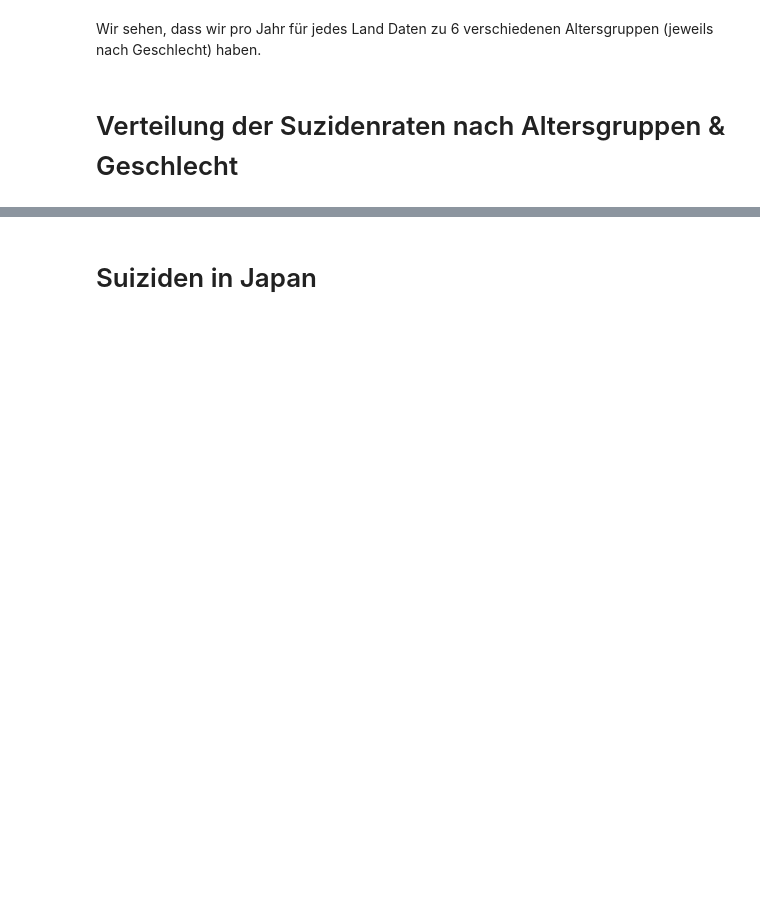
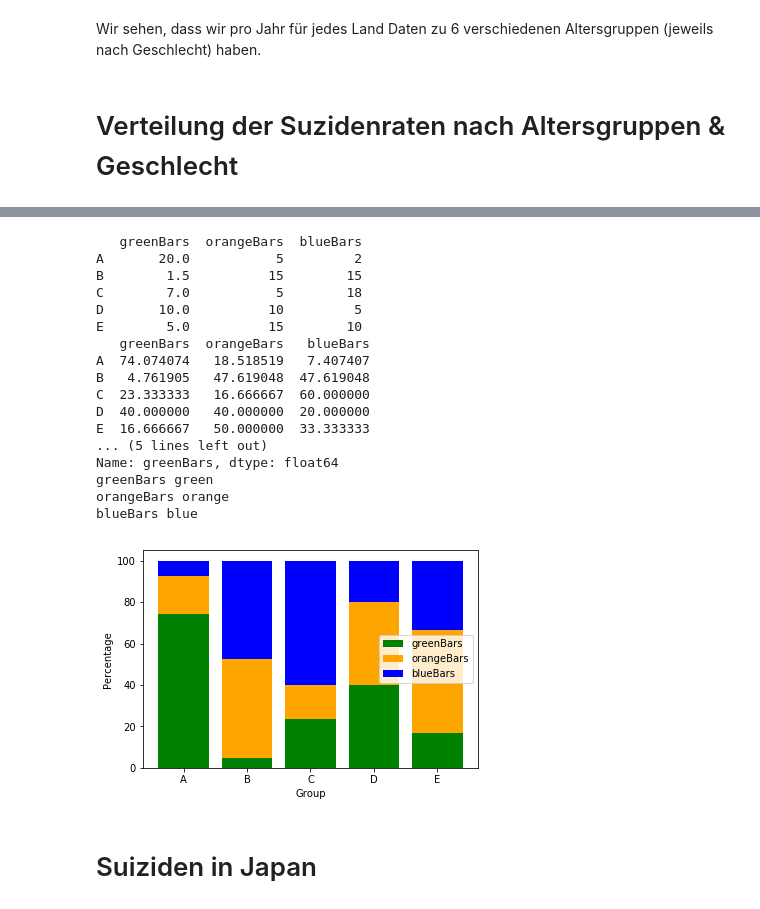
Before and after one commit to dsvanidze/suizid-aus-wirtschaftlicher-sicht-dalele-projekt, a Jupyter notebook: suizid_praesentation.ipynb, the cells around one changed output, grey strips where cells are left out. Saved outputs shown, nothing was run; the diff lists cells and outputs as text; code cells hidden in the pictures; blank space fills up the shorter version.

```diff
--- a/suizid_praesentation.ipynb
+++ b/suizid_praesentation.ipynb
@@ -66,2 +140,52 @@ plt.hist(filter_daten(suizid_daten, "alle", "75+ years", "female")["suicides/100
+# %%
+names = ["A","B","C","D","E"]
+raw_data = {"greenBars": [20, 1.5, 7, 10, 5], "orangeBars": [5, 15, 5, 10, 15],"blueBars": [2, 15, 18, 5, 10]}
+df = pd.DataFrame(raw_data,index=names)
+
+print(df.head())
+
+# Get the %
+for i in df.index:
+    df.loc[i]=df.loc[i]*100/sum(df.loc[i])
+
+print(df.head())
+# Plotting
+r=range(len(names))
+btm=df.iloc[:,0]-df.iloc[:,0] # Looks horrible, I know, enjoy it
+
+print(btm)
+
+stack_order=["greenBars","orangeBars","blueBars"] # If the original column order is fine, skip it
+colors=["green","orange","blue"]
+
+for i,j in zip(stack_order,colors): # If the original column order is fine, just replace “stack_order” for “df”
+    print(i, j)
+    plt.bar(r,df[i],bottom=btm,color=j,label=i)
+    btm=btm+df[i]
+
+plt.legend()
+plt.xticks(r, names)
+plt.xlabel("Group")
+plt.ylabel("Percentage")
+plt.show()
+# %% [output]
+   greenBars  orangeBars  blueBars
+A       20.0           5         2
+B        1.5          15        15
+C        7.0           5        18
+D       10.0          10         5
+E        5.0          15        10
+   greenBars  orangeBars   blueBars
+A  74.074074   18.518519   7.407407
+B   4.761905   47.619048  47.619048
+C  23.333333   16.666667  60.000000
+D  40.000000   40.000000  20.000000
+E  16.666667   50.000000  33.333333
+... (5 lines left out)
+Name: greenBars, dtype: float64
+greenBars green
+orangeBars orange
+blueBars blue
+[figure, added]
 # %% [markdown]
 # Suiziden in Japan
```
Also changed, not shown: parts of 18 cells of this notebook.
